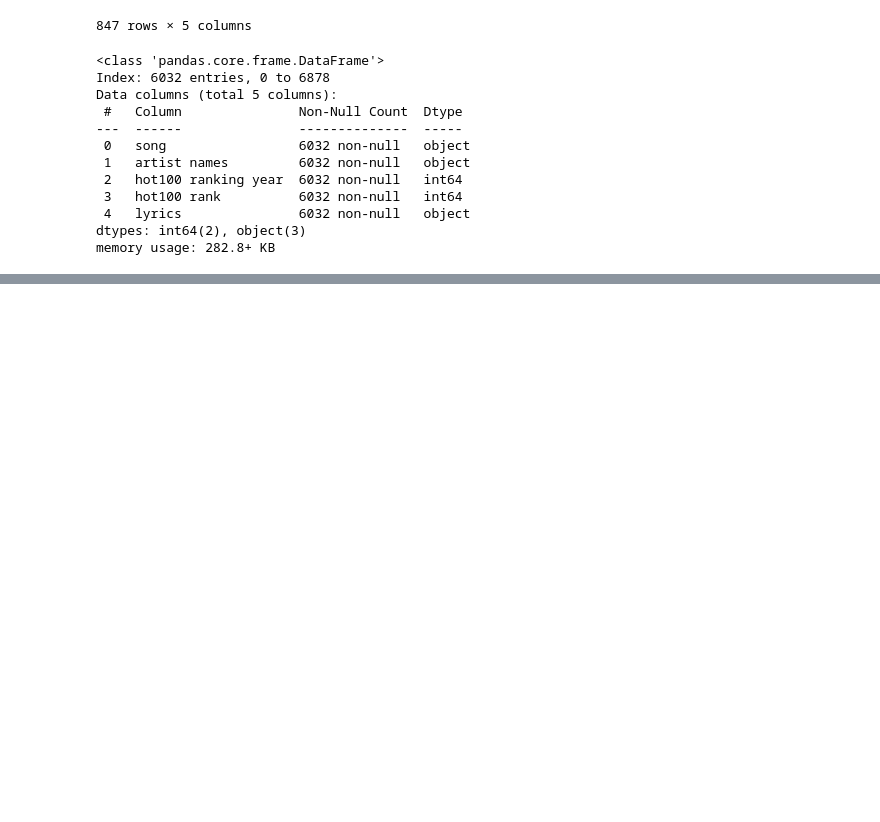
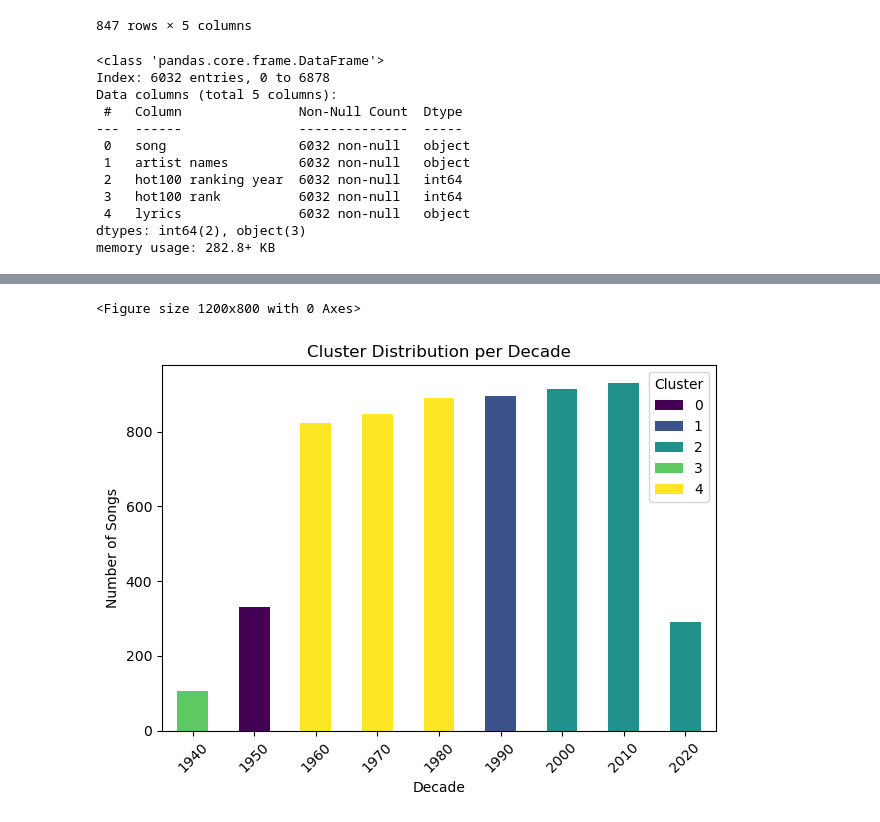
Before and after one commit to bishwakiranpoudel/Decade-Defining-Lyrics, a Jupyter notebook: Analysis.ipynb, the cells around one changed output, grey strips where cells are left out. Saved outputs shown, nothing was run; the diff lists cells and outputs as text; code cells hidden in the pictures; blank space fills up the shorter version.

```diff
--- a/Analysis.ipynb
+++ b/Analysis.ipynb
@@ -141,4 +139,4 @@ data.head()
 # %%
 # feature extraction ( TF-IDF)
 vectorizer = TfidfVectorizer(max_features=1000)
-tfidf_matrix = vectorizer.fit_transform(data['processed lyrics'])
+tfidf_matrix = vectorizer.fit_transform(decadal_lyrics['processed'])
@@ -163,6 +143,6 @@ tfidf_matrix = vectorizer.fit_transform(data['processed lyrics'])
 # %%
 # clustering ( KMeans )
-num_clusters = 3
+num_clusters = 5
 kmeans = KMeans(n_clusters=num_clusters)
 kmeans.fit(tfidf_matrix)
-data['cluster'] = kmeans.labels_
+decadal_lyrics['cluster'] = kmeans.labels_
@@ -209,0 +149,4 @@ print(data['processed lyrics'][6579][0:])
+# %%
+# Merge cluster labels back to original data
+data_with_clusters = pd.merge(data, decadal_lyrics[['decade', 'cluster']], on='decade', how='left')
+data_with_clusters.head()
@@ -209,0 +160,4 @@ print(data['processed lyrics'][6579][0:])
+# %%
+# Group by decade and cluster label
+cluster_distribution = data_with_clusters.groupby(['decade', 'cluster']).size().unstack(fill_value=0)
+cluster_distribution.head()
@@ -209,0 +172,14 @@ print(data['processed lyrics'][6579][0:])
+# %%
+#plotting
+plt.figure(figsize=(12, 8))
+cluster_distribution.plot(kind='bar', stacked=True, colormap='viridis')
+plt.xlabel('Decade')
+plt.ylabel('Number of Songs')
+plt.title('Cluster Distribution per Decade')
+plt.legend(title='Cluster')
+plt.xticks(rotation=45)
+plt.tight_layout()
+plt.show()
+# %% [output]
+<Figure size 1200x800 with 0 Axes>
+[figure, added]
```
Also changed, not shown: parts of 19 cells of this notebook.
